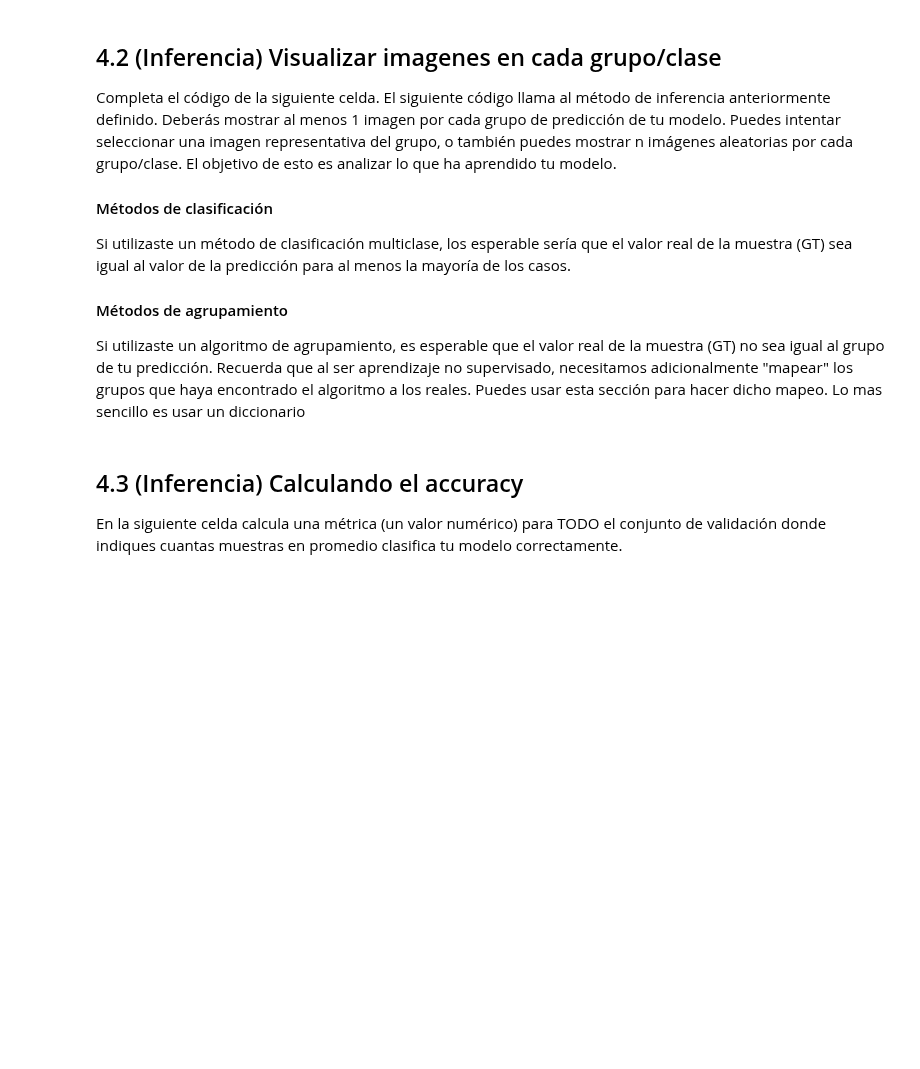
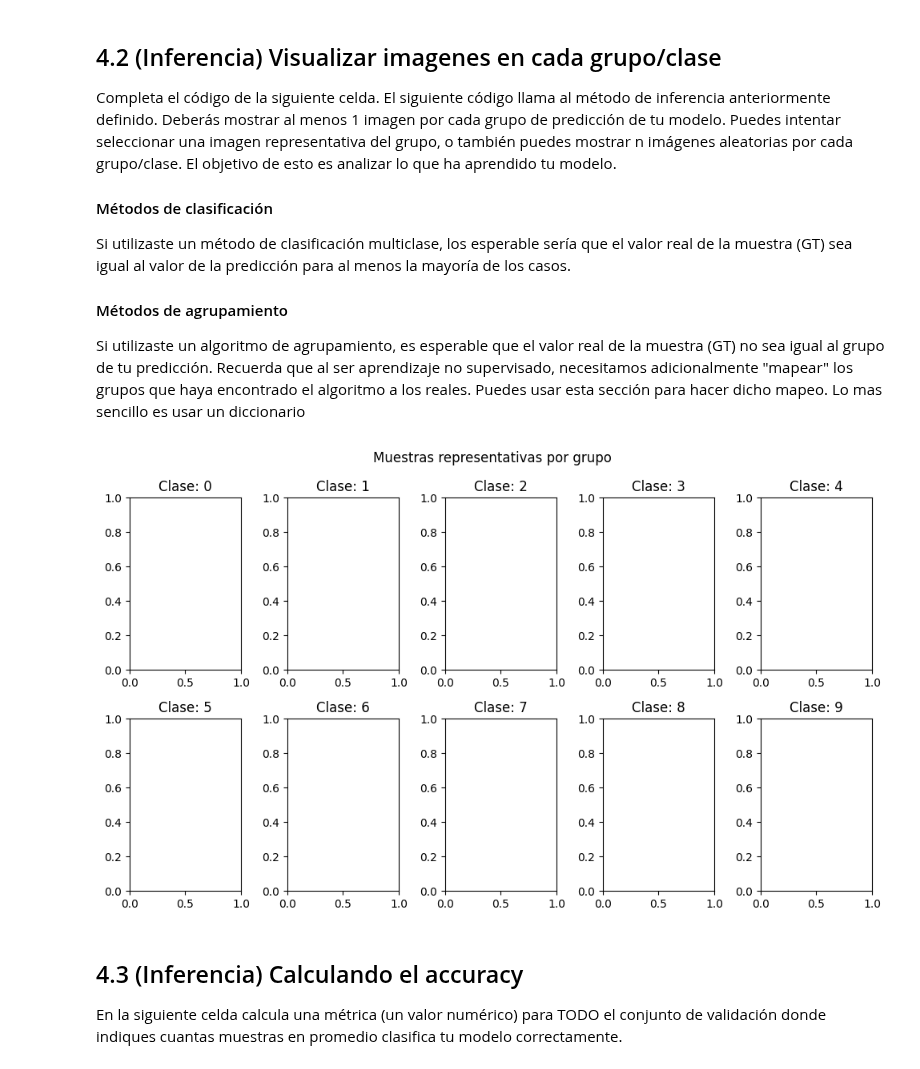
Before and after one commit to FranciscoDurazo/SI23_Peri_Co, a Jupyter notebook: proyecto_1_ML/proyecto_1_ML.ipynb, the cells around one changed output. Saved outputs shown, nothing was run; the diff lists cells and outputs as text; code cells hidden in the pictures; blank space fills up the shorter version.

```diff
--- a/proyecto_1_ML/proyecto_1_ML.ipynb
+++ b/proyecto_1_ML/proyecto_1_ML.ipynb
@@ -368,23 +298,35 @@ Si utilizaste un algoritmo de agrupamiento, es esperable que el valor real de la
 # %%
 # Llamamos a inferencia de su modelo
 # Este método regresará las clases/grupos
 # que haya encontrado para cada punto de validación
 preds = mi_inferencia(modelo, data_val)
 
 # Clases/grupos distintos de predicciones
 group_pred = np.unique(preds)
 n_groups = len(group_pred)
 
 # Graficar
 n_cols = 5
 fig, axes = plt.subplots(n_groups//n_cols, n_cols, figsize=(10,6))  # Puedes cambiar o eliminar esta linea si lo consideras necesario.
 axes = axes.flatten() # Convertir los axes a lista para poder iterarlos
 # TODO: Muestra una imagen por cada grupo/clase de preddicion
 #========== Start =========
+axes[0].set_title('Clase: 0')
+axes[1].set_title('Clase: 1')
+axes[2].set_title('Clase: 2')
+axes[3].set_title('Clase: 3')
+axes[4].set_title('Clase: 4')
+axes[5].set_title('Clase: 5')
+axes[6].set_title('Clase: 6')
+axes[7].set_title('Clase: 7')
+axes[8].set_title('Clase: 8')
+axes[9].set_title('Clase: 9')
 #========== End ===========
 fig.suptitle("Muestras representativas por grupo")
 plt.tight_layout()
 plt.show()
+# %% [output]
+[figure, added]
 # %% [markdown]
 ## 4.3 (Inferencia) Calculando el accuracy
 En la siguiente celda calcula una métrica (un valor numérico) para TODO el conjunto de validación donde indiques cuantas muestras en promedio clasifica tu modelo correctamente.
```
Also changed, not shown: parts of 5 cells of this notebook, 2 other files.
